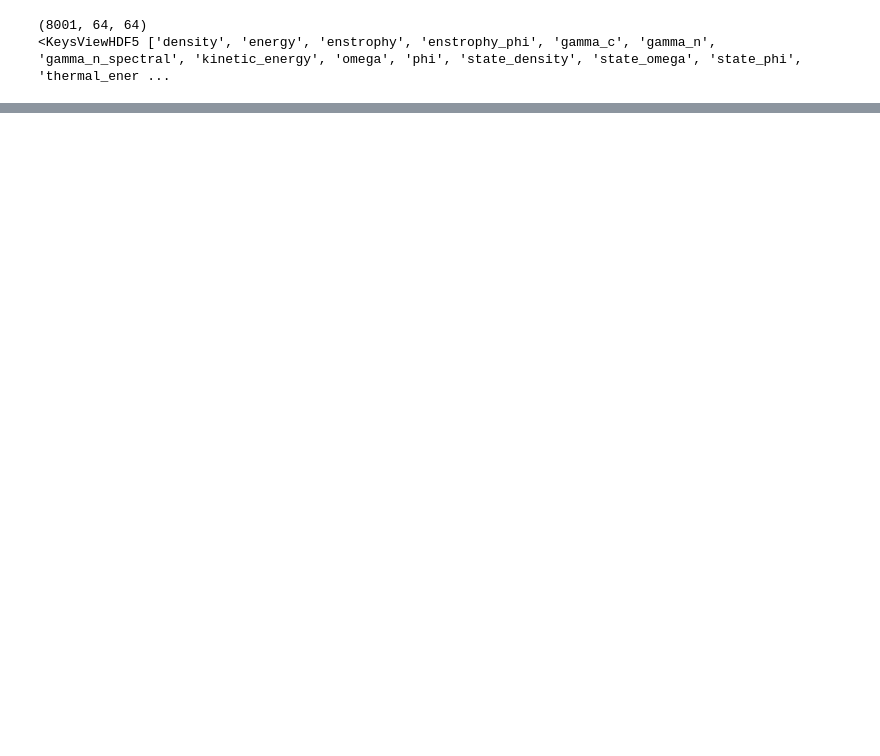
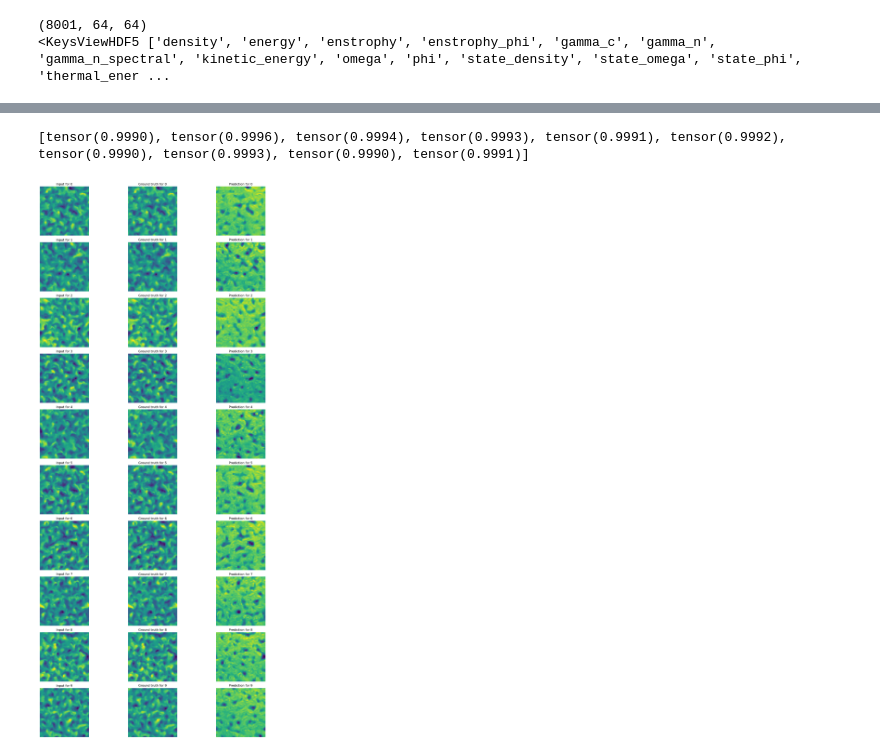
Before and after one commit to Anthony50102/DQFNO, a Jupyter notebook: examples/hasegawa_wakatini.ipynb, the cells around one changed output, grey strips where cells are left out. Cells and saved outputs as stored; diff of their text form; code cells hidden in the pictures; blank space fills up the shorter version.

```diff
--- a/examples/hasegawa_wakatini.ipynb
+++ b/examples/hasegawa_wakatini.ipynb
@@ -185,0 +227,5 @@ tensor([0.0667, 0.0750, 0.0378, 0.0254, 0.0860, 0.0538, 0.0707, 0.0716, 0.0406,
+# %%
+show_model(p_model)
+# %% [output]
+[tensor(0.9990), tensor(0.9996), tensor(0.9994), tensor(0.9993), tensor(0.9991), tensor(0.9992), tensor(0.9990), tensor(0.9993), tensor(0.9990), tensor(0.9991)]
+[figure, added]
```
Also changed, not shown: parts of 11 cells of this notebook, 5 other files.
